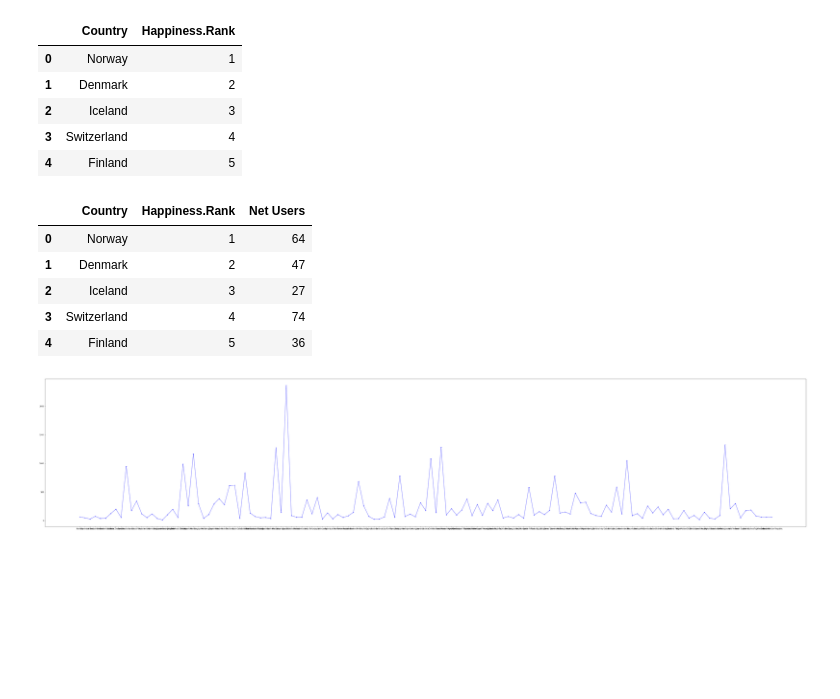
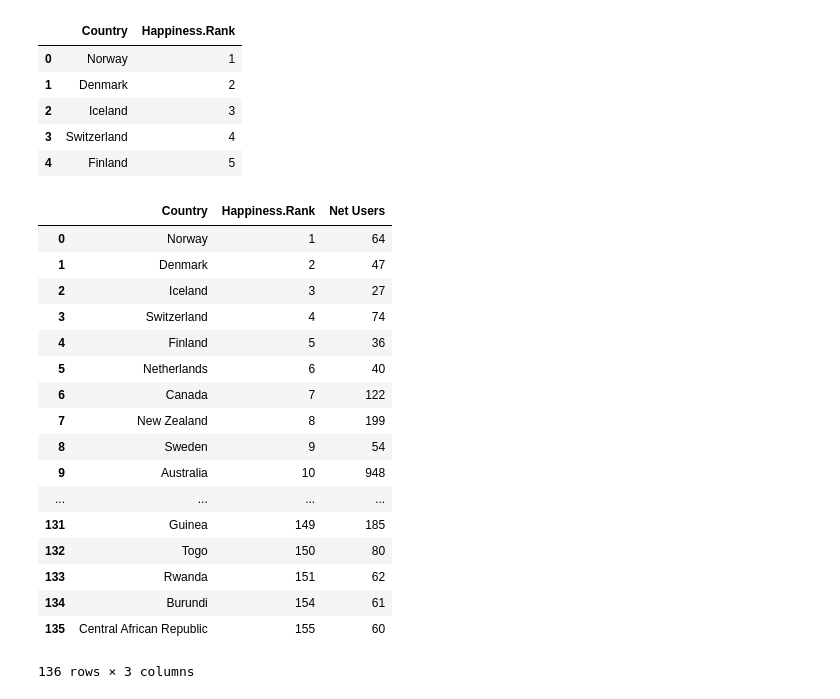
Before and after one commit to HBarker74582/Hap-Py, a Jupyter notebook: UN_Data.ipynb, the cells around one changed output. Saved outputs shown, nothing was run; the diff lists cells and outputs as text; code cells hidden in the pictures; blank space fills up the shorter version.

```diff
--- a/UN_Data.ipynb
+++ b/UN_Data.ipynb
@@ -20,6 +20,6 @@ undata.head()
 5 rows × 50 columns
 # %%
 internet = undata[["country", "Individuals using the Internet (per 100 inhabitants)"]]
-
 internet = internet.rename(columns={"country": "Country","Individuals using the Internet (per 100 inhabitants)": "Net Users" })
-internet.head()
+internet['Country'] = internet['Country'].replace({'United States of America': 'United States'})
+count = internet.count()
@@ -43,23 +36,23 @@ happy.head()
 # %%
 happy_internet = pd.merge(happy, internet, on="Country")
 
-happy_internet.head()
+happy_internet
 # %% [output]
 |  | Country | Happiness.Rank | Net Users |
 | 0 | Norway | 1 | 64 |
 | 1 | Denmark | 2 | 47 |
 | 2 | Iceland | 3 | 27 |
 | 3 | Switzerland | 4 | 74 |
 | 4 | Finland | 5 | 36 |
+| 5 | Netherlands | 6 | 40 |
+| 6 | Canada | 7 | 122 |
+| 7 | New Zealand | 8 | 199 |
+| 8 | Sweden | 9 | 54 |
+| 9 | Australia | 10 | 948 |
+| ... | ... | ... | ... |
+| 131 | Guinea | 149 | 185 |
+| 132 | Togo | 150 | 80 |
+| 133 | Rwanda | 151 | 62 |
+| 134 | Burundi | 154 | 61 |
+| 135 | Central African Republic | 155 | 60 |
+136 rows × 3 columns
-# %%
-x_axis = happy_internet["Country"]
-internet_stuff = happy_internet["Net Users"]
-happy_stuff = happy_internet["Happiness.Rank"]
-
-fig, ax = plt.subplots(figsize=(75, 15))
-ax.plot(x_axis, internet_stuff, marker="+",color="blue", linewidth=1, label="Internet")
-# net = plt.plot(x_axis, internet_stuff, marker="+",color="blue", linewidth=1, label="Internet")
-# hap = plt.plot(x_axis, happy_stuff, marker="o",color="red", linewidth=1, label="Happy Index")
-plt.savefig("UNDATA3.png")
-# %% [output]
-[figure, removed]
```
Also changed, not shown: parts of 16 cells of this notebook, 6 other files.
